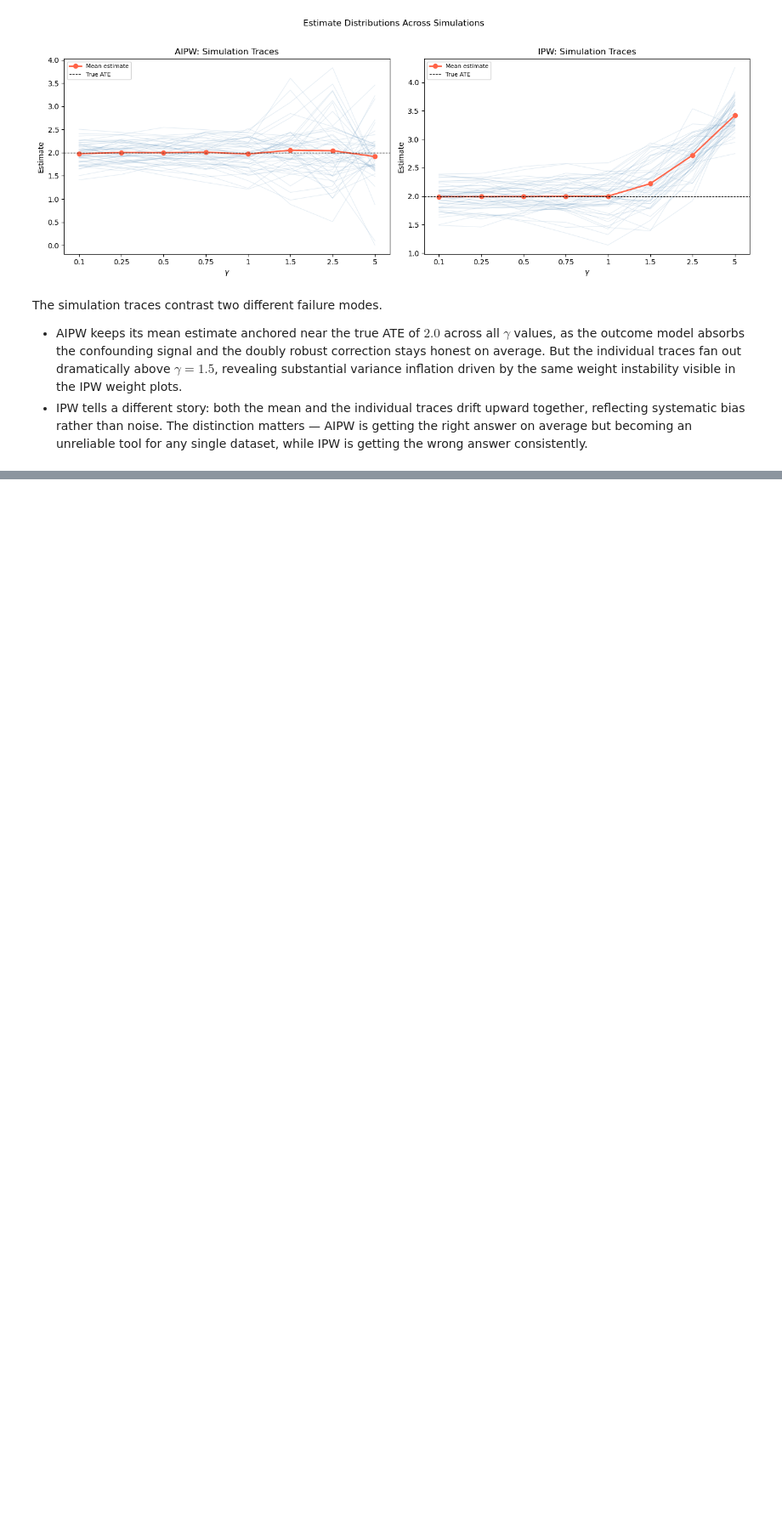
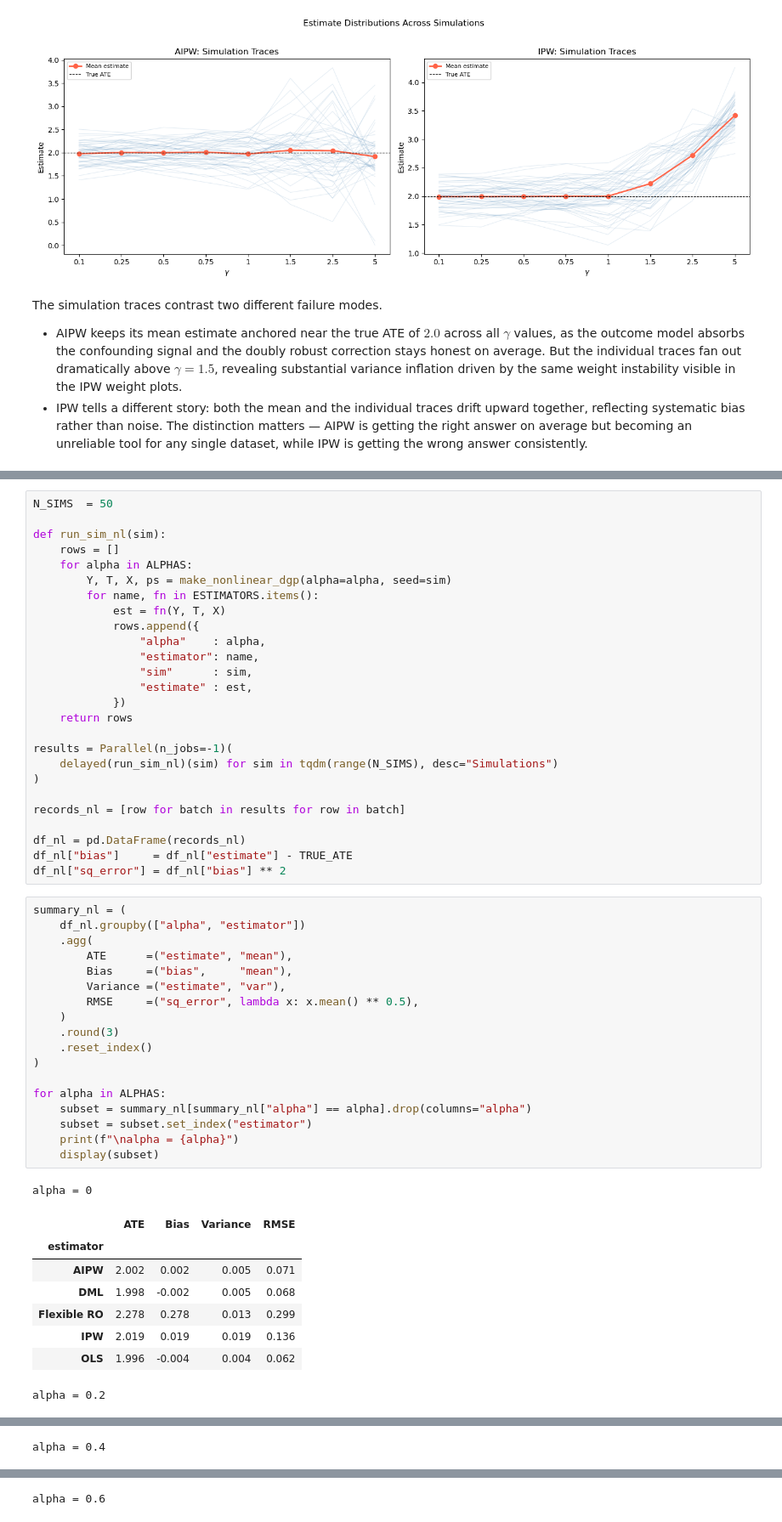
Before and after one commit to abfazal1/causal-lab, a Jupyter notebook: causal-ate.ipynb, the cells around one changed output, grey strips where cells are left out. Shown at 85% size. Saved outputs shown, nothing was run; the diff lists cells and outputs as text; blank space fills up the shorter version.

```diff
--- a/causal-ate.ipynb
+++ b/causal-ate.ipynb
@@ -550,0 +713,54 @@ TBC
+# %%
+N_SIMS  = 50
+
+def run_sim_nl(sim):
+    rows = []
+    for alpha in ALPHAS:
+        Y, T, X, ps = make_nonlinear_dgp(alpha=alpha, seed=sim)
+        for name, fn in ESTIMATORS.items():
+            est = fn(Y, T, X)
+            rows.append({
+                "alpha"    : alpha,
+                "estimator": name,
+                "sim"      : sim,
+                "estimate" : est,
+            })
+    return rows
+
+results = Parallel(n_jobs=-1)(
+    delayed(run_sim_nl)(sim) for sim in tqdm(range(N_SIMS), desc="Simulations")
+)
+
+records_nl = [row for batch in results for row in batch]
+
+df_nl = pd.DataFrame(records_nl)
+df_nl["bias"]     = df_nl["estimate"] - TRUE_ATE
+df_nl["sq_error"] = df_nl["bias"] ** 2
+# %%
+summary_nl = (
+    df_nl.groupby(["alpha", "estimator"])
+    .agg(
+        ATE      =("estimate", "mean"),
+        Bias     =("bias",     "mean"),
+        Variance =("estimate", "var"),
+        RMSE     =("sq_error", lambda x: x.mean() ** 0.5),
+    )
+    .round(3)
+    .reset_index()
+)
+
+for alpha in ALPHAS:
+    subset = summary_nl[summary_nl["alpha"] == alpha].drop(columns="alpha")
+    subset = subset.set_index("estimator")
+    print(f"\nalpha = {alpha}")
+    display(subset)
+# %% [output]
+alpha = 0
+|  | ATE | Bias | Variance | RMSE |
+| estimator |  |  |  |  |
+| AIPW | 2.002 | 0.002 | 0.005 | 0.071 |
+| DML | 1.998 | -0.002 | 0.005 | 0.068 |
+| Flexible RO | 2.278 | 0.278 | 0.013 | 0.299 |
+| IPW | 2.019 | 0.019 | 0.019 | 0.136 |
+| OLS | 1.996 | -0.004 | 0.004 | 0.062 |
+alpha = 0.2
@@ -550,0 +774 @@ TBC
+alpha = 0.4
@@ -550,0 +782 @@ TBC
+alpha = 0.6
```
Also changed, not shown: parts of 18 cells of this notebook, 3 other files.
